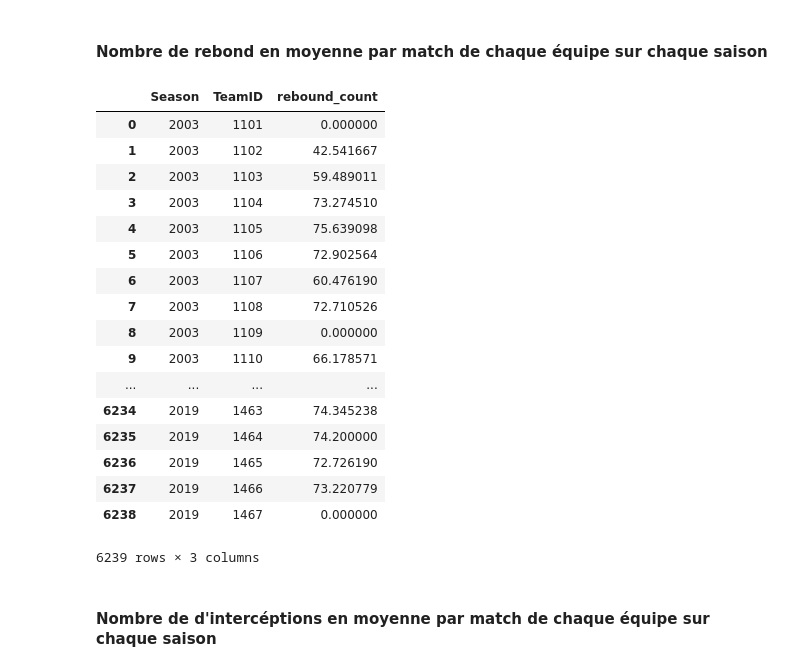
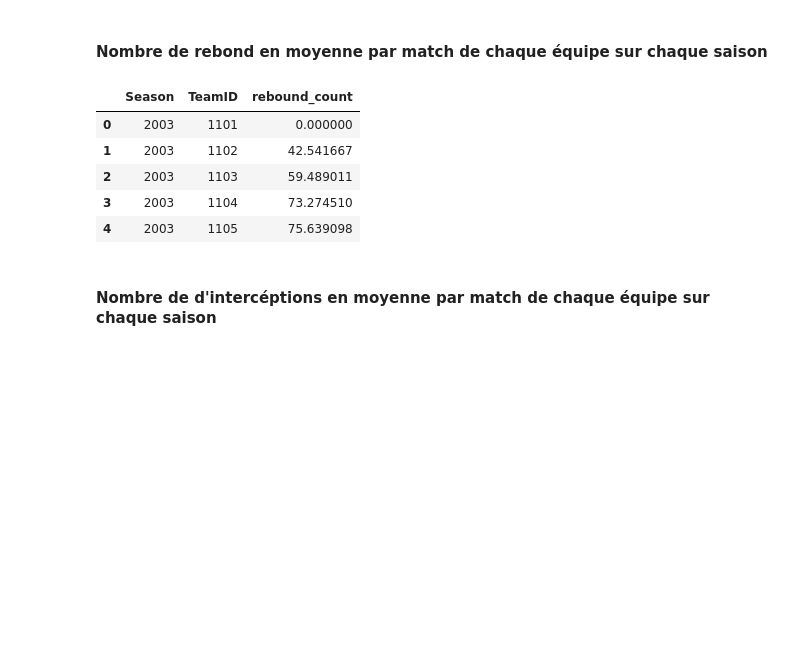
Before and after one commit to kospp/MarchMadness, a Jupyter notebook: dev_kostia.ipynb, the cells around one changed output. Saved outputs shown, nothing was run; the diff lists cells and outputs as text; code cells hidden in the pictures; blank space fills up the shorter version.

```diff
--- a/dev_kostia.ipynb
+++ b/dev_kostia.ipynb
@@ -169,7 +181,7 @@ Index(['Season', 'DayNum', 'WTeamID', 'WScore', 'LTeamID', 'LScore', 'WLoc',
 df_tmp = df_match_detailed[["Season", "WTeamID", "LTeamID", "WDR" , "LDR", "WOR", 'LOR']]
 df_rebound_count_metric = pd.DataFrame(columns=["Season", "TeamID", "rebound_count"])
 for season in df_tmp.Season.unique():
-    df_season = df_tmp.loc[df_metric.Season == season]
+    df_season = df_tmp.loc[df_tmp.Season == season]
     for team in df_teams.TeamID.unique():
         rebound_count_win = df_season[["WDR", "WOR"]].loc[df_season.WTeamID == team].mean().sum()
         rebound_count_lose = df_season[["LDR", "LOR"]].loc[df_season.LTeamID == team].mean().sum()
@@ -178,26 +190,14 @@ for season in df_tmp.Season.unique():
                                  "rebound_count":[rebound_count_win + rebound_count_lose]})
         df_rebound_count_metric = df_rebound_count_metric.append(new_line, ignore_index=True)
 # %%
-df_rebound_count_metric
+df_rebound_count_metric.head()
 # %% [output]
 |  | Season | TeamID | rebound_count |
 | 0 | 2003 | 1101 | 0.000000 |
 | 1 | 2003 | 1102 | 42.541667 |
 | 2 | 2003 | 1103 | 59.489011 |
 | 3 | 2003 | 1104 | 73.274510 |
 | 4 | 2003 | 1105 | 75.639098 |
-| 5 | 2003 | 1106 | 72.902564 |
-| 6 | 2003 | 1107 | 60.476190 |
-| 7 | 2003 | 1108 | 72.710526 |
-| 8 | 2003 | 1109 | 0.000000 |
-| 9 | 2003 | 1110 | 66.178571 |
-| ... | ... | ... | ... |
-| 6234 | 2019 | 1463 | 74.345238 |
-| 6235 | 2019 | 1464 | 74.200000 |
-| 6236 | 2019 | 1465 | 72.726190 |
-| 6237 | 2019 | 1466 | 73.220779 |
-| 6238 | 2019 | 1467 | 0.000000 |
-6239 rows × 3 columns
 # %% [markdown]
 #### Nombre de d'intercéptions en moyenne par match de chaque équipe sur chaque saison
 # %%
```
Also changed, not shown: parts of 24 cells of this notebook.
